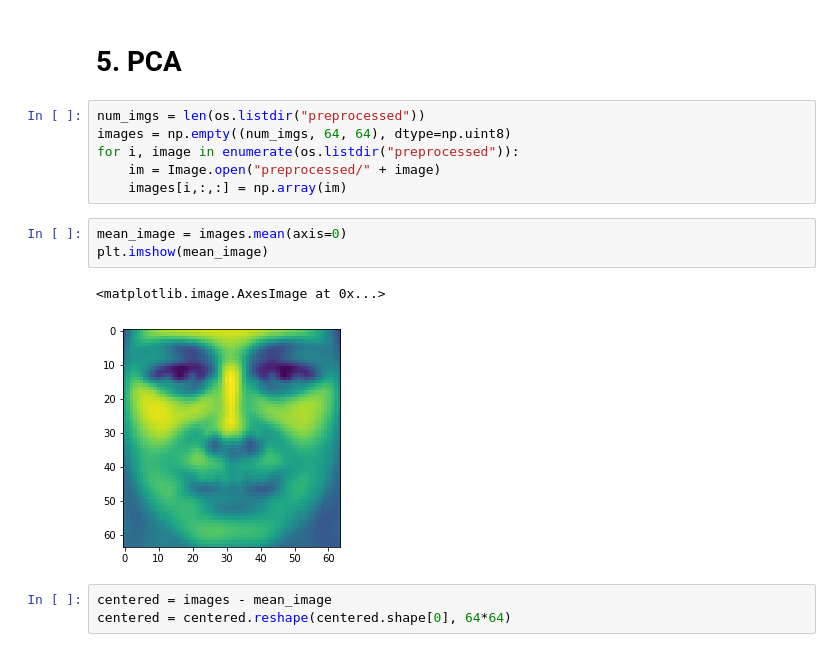
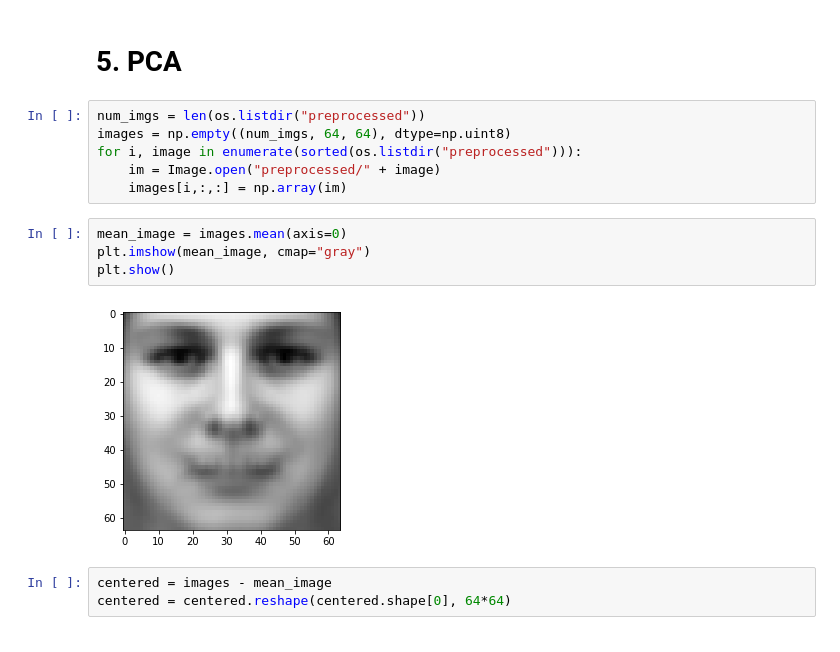
Before and after one commit to rebeccadf/Cognitive-modelling-HW2, a Jupyter notebook: analysis.ipynb, the cells around one changed output. Drawn from its saved outputs; the diff is of its cells as text.

```diff
--- a/analysis.ipynb
+++ b/analysis.ipynb
@@ -10,15 +10,15 @@ from sklearn.decomposition import PCA
 # %%
 num_imgs = len(os.listdir("preprocessed"))
 images = np.empty((num_imgs, 64, 64), dtype=np.uint8)
-for i, image in enumerate(os.listdir("preprocessed")):
+for i, image in enumerate(sorted(os.listdir("preprocessed"))):
     im = Image.open("preprocessed/" + image)
     images[i,:,:] = np.array(im)
 # %%
 mean_image = images.mean(axis=0)
-plt.imshow(mean_image)
+plt.imshow(mean_image, cmap="gray")
+plt.show()
 # %% [output]
-<matplotlib.image.AxesImage at 0x...>
-[figure, old version]
+[figure, new version]
 # %%
 centered = images - mean_image
 centered = centered.reshape(centered.shape[0], 64*64)
```
Also changed, not shown: parts of 8 cells of this notebook.
